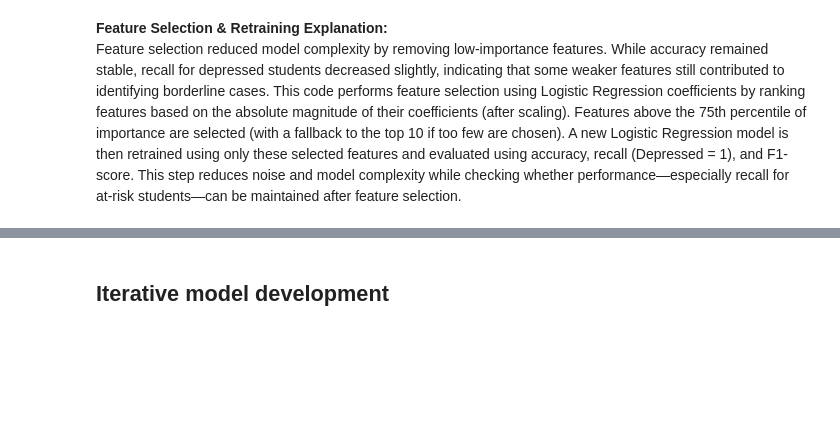
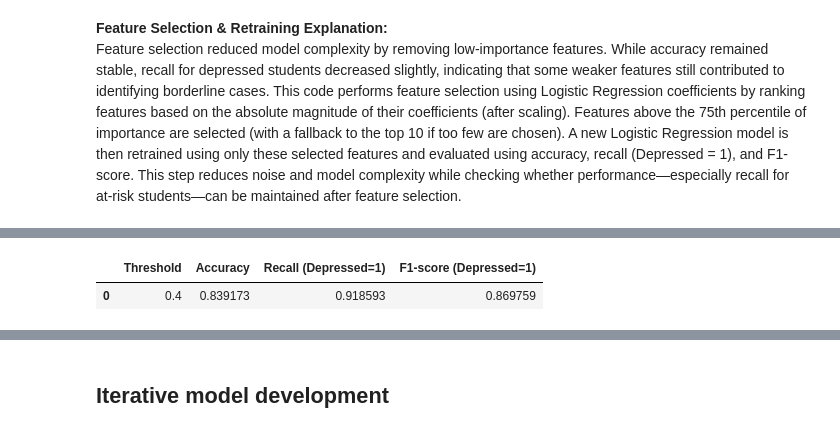
Before and after one commit to Reyes-Yeo/mldp-project-streamlit, a Jupyter notebook: Reyes Yeo Zhibin_2404424J_P01_MLDP Program Codes Submission.ipynb, the cells around one changed output, grey strips where cells are left out. Drawn from its saved outputs; the diff is of its cells as text; code cells hidden in the pictures; blank space fills up the shorter version.

```diff
--- a/Reyes Yeo Zhibin_2404424J_P01_MLDP Program Codes Submission.ipynb
+++ b/Reyes Yeo Zhibin_2404424J_P01_MLDP Program Codes Submission.ipynb
@@ -646,0 +730,30 @@ Feature selection reduced model complexity by removing low-importance features.
+# %%
+from sklearn.metrics import accuracy_score, recall_score, f1_score, classification_report
+import pandas as pd
+
+# =========================
+# 1. Predict probabilities
+# =========================
+# Probability of class 1 (Depressed)
+y_proba = baseline_lr_fs.predict_proba(X_test_scaled)[:, 1]
+
+# =========================
+# 2. Try multiple thresholds
+# =========================
+results = []
+
+for threshold in [0.40]:
+    y_pred_thresh = (y_proba >= threshold).astype(int)
+
+    results.append({
+        "Threshold": threshold,
+        "Accuracy": accuracy_score(y_test, y_pred_thresh),
+        "Recall (Depressed=1)": recall_score(y_test, y_pred_thresh),
+        "F1-score (Depressed=1)": f1_score(y_test, y_pred_thresh)
+    })
+
+threshold_results = pd.DataFrame(results)
+threshold_results
+# %% [output]
+|  | Threshold | Accuracy | Recall (Depressed=1) | F1-score (Depressed=1) |
+| 0 | 0.4 | 0.839173 | 0.918593 | 0.869759 |
```
Also changed, not shown: parts of 4 cells of this notebook.
